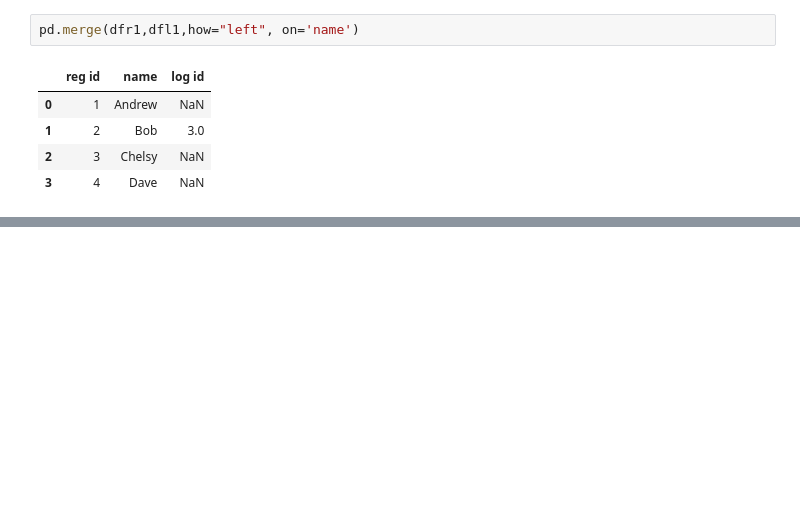
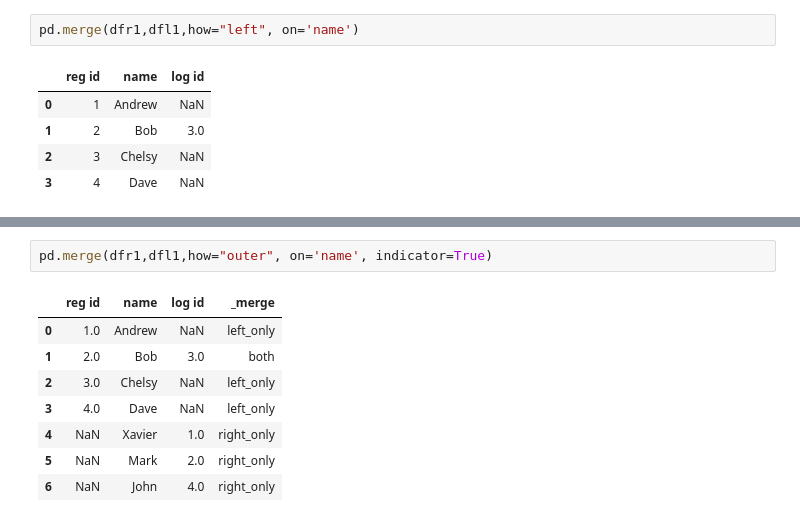
Before and after one commit to GabrielRugila/stats-ml, a Jupyter notebook: L_PY_ML/pd/dfComb.ipynb, the cells around one changed output, grey strips where cells are left out. Saved outputs shown, nothing was run; the diff lists cells and outputs as text; blank space fills up the shorter version.

```diff
--- a/L_PY_ML/pd/dfComb.ipynb
+++ b/L_PY_ML/pd/dfComb.ipynb
@@ -168,0 +180,11 @@ pd.merge(dfr1,dfl1,how="left", on='name')
+# %%
+pd.merge(dfr1,dfl1,how="outer", on='name', indicator=True)
+# %% [output]
+|  | reg id | name | log id | _merge |
+| 0 | 1.0 | Andrew | NaN | left_only |
+| 1 | 2.0 | Bob | 3.0 | both |
+| 2 | 3.0 | Chelsy | NaN | left_only |
+| 3 | 4.0 | Dave | NaN | left_only |
+| 4 | NaN | Xavier | 1.0 | right_only |
+| 5 | NaN | Mark | 2.0 | right_only |
+| 6 | NaN | John | 4.0 | right_only |
```
Also changed, not shown: parts of 3 cells of this notebook, 1 other file.
